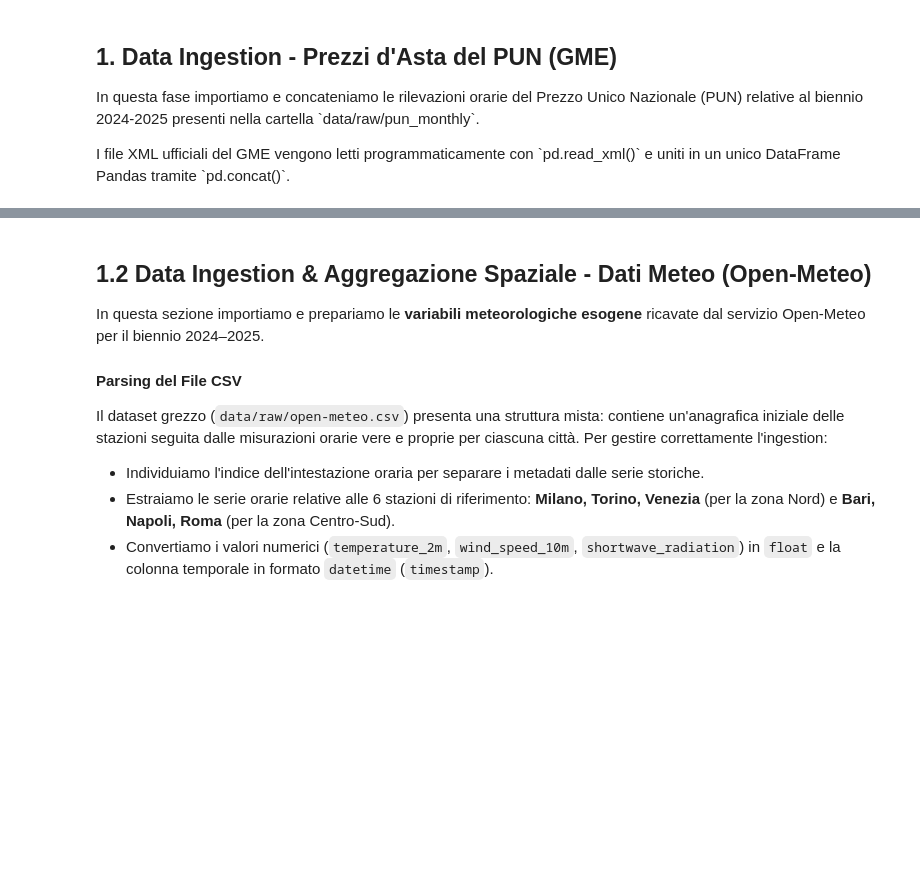
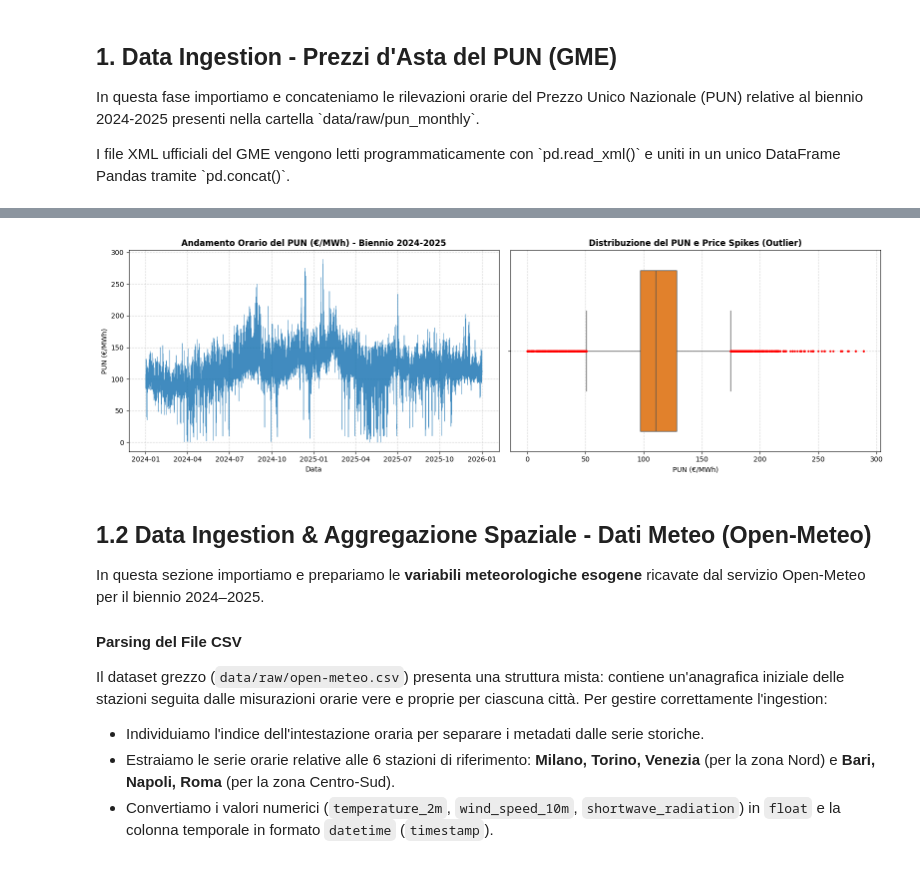
Before and after one commit to erloyz/progetto-ml-pun, a Jupyter notebook: notebooks/01_data_ingestion.ipynb, the cells around one changed output, grey strips where cells are left out. Drawn from its saved outputs; the diff is of its cells as text; code cells hidden in the pictures; blank space fills up the shorter version.

```diff
--- a/notebooks/01_data_ingestion.ipynb
+++ b/notebooks/01_data_ingestion.ipynb
@@ -139,3 +145,44 @@ Dimensioni finali DataFrame: 17544 righe e 4 colonne.
+# %%
+# --- EXPLORATORY DATA ANALYSIS (EDA) DEL PUN ---
+
+# Conversione del PUN in numerico (float) gestendo eventuali virgole nei decimali
+df_pun['PUN'] = pd.to_numeric(
+    df_pun['PUN'].astype(str).str.replace(',', '.'),
+    errors='coerce'
+)
+
+# Conversione della colonna temporale in datetime
+df_pun['timestamp'] = pd.to_datetime(df_pun['timestamp'])
+
+# Pulizia da valori non validi e ordinamento cronologico rigoroso
+df_pun = df_pun.dropna(subset=['PUN', 'timestamp']).sort_values('timestamp').reset_index(drop=True)
+
+# Inizializzazione della figura con 2 subplot affiancati
+fig, axes = plt.subplots(1, 2, figsize=(16, 5))
+
+# --- SUBPLOT 1: Serie Temporale Oraria del PUN ---
+axes[0].plot(df_pun['timestamp'], df_pun['PUN'], color='#1f77b4', linewidth=0.5, alpha=0.85)
+axes[0].set_title("Andamento Orario del PUN (€/MWh) - Biennio 2024-2025", fontsize=12, fontweight='bold')
+axes[0].set_xlabel("Data")
+axes[0].set_ylabel("PUN (€/MWh)")
+axes[0].grid(True, linestyle='--', alpha=0.5)
+
+# --- SUBPLOT 2: Boxplot per la Distribuzione e Rilevamento Outlier (Price Spikes) ---
+sns.boxplot(
+    x=df_plot['PUN'],
+    ax=axes[1],
+    color='#ff7f0e',
+    flierprops={'marker': 'o', 'markersize': 2, 'markerfacecolor': 'red', 'markeredgecolor': 'red'}
+)
+axes[1].set_title("Distribuzione del PUN e Price Spikes (Outlier)", fontsize=12, fontweight='bold')
+axes[1].set_xlabel("PUN (€/MWh)")
+axes[1].grid(True, linestyle='--', alpha=0.5)
+
+# 4. Ottimizzazione del layout e visualizzazione
+plt.tight_layout()
+plt.show()
+# %% [output]
+[figure, added]
 # %% [markdown]
 ## 1.2 Data Ingestion & Aggregazione Spaziale - Dati Meteo (Open-Meteo)
 
```
Also changed, not shown: parts of 6 cells of this notebook, 2 other files.
